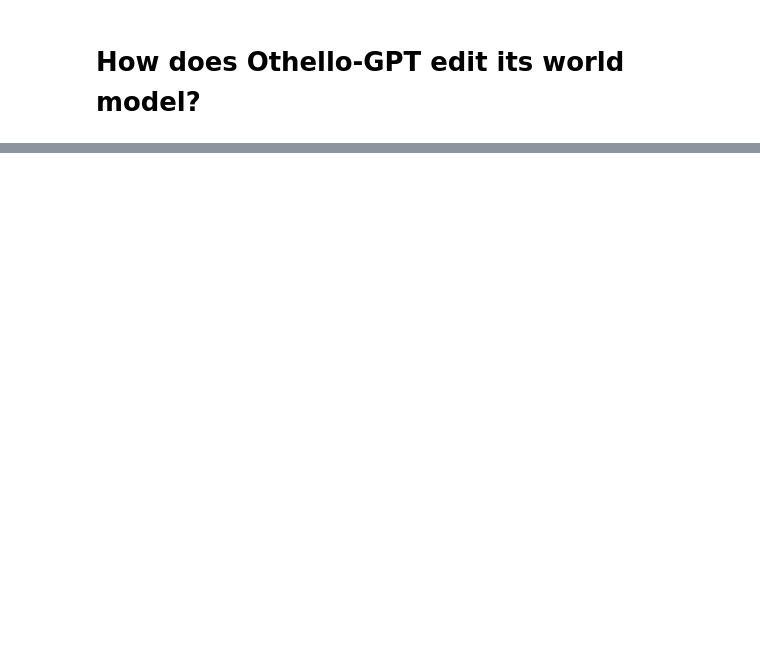
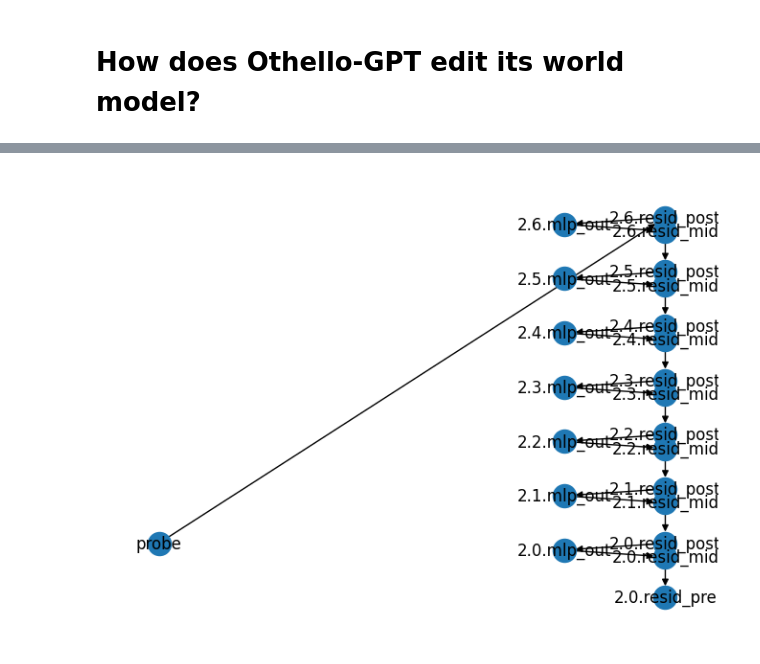
Before and after one commit to Baidicoot/autocircuit, a Jupyter notebook: othello_test.ipynb, the cells around one changed output, grey strips where cells are left out. Cells and saved outputs as stored; diff of their text form; code cells hidden in the pictures; blank space fills up the shorter version.

```diff
--- a/othello_test.ipynb
+++ b/othello_test.ipynb
@@ -124,0 +137,9 @@ NameError: name 'model' is not defined
+# %%
+import autocircuit as ac
+
+def diff_fn(x, y):
+        return F.mse_loss(x, y)
+
+#with torch.no_grad():
+#    out = ac.path_tracing(ac_model, ac_model.graph, "2.7.resid_post", tokens, normal_act, cf_act, diff_fn, 0.01, "sample")
+#    print(out)
@@ -124,0 +153,17 @@ NameError: name 'model' is not defined
+# %%
+import autocircuit.graphed_model as gm
+
+probe_hook = gm.PartialHook(
+    "blocks.6.hook_resid_post",
+    lambda x: einops.einsum(
+        x[:, 2],
+        probe,
+        "batch d_model, modes d_model rows cols options -> modes batch rows cols options"
+    )[2, :, 4, 2, 1],
+    lambda x, y: y,
+)
+
+ac_model_probed = ac_lens.ProbedTransformer(model, model.cfg, 3, probe_hook, "2.6.resid_post")
+# %%
+cf_act = ac_model_probed.run_with_cache(model, cf_tokens)
+normal_act = ac_model_probed.run_with_cache(model, tokens)
@@ -124,0 +188,3 @@ NameError: name 'model' is not defined
+# %%
+with torch.no_grad():
+    out = ac.path_tracing(ac_model_probed, ac_model_probed.graph, "probe", tokens, normal_act, cf_act, diff_fn, 0.005, "sample")
@@ -124,0 +209,5 @@ NameError: name 'model' is not defined
+# %%
+import autocircuit.visualise as vis
+vis.draw_graph(out, ac_model_probed.cfg)
+# %% [output]
+[figure, added]
```
Also changed, not shown: parts of 18 cells of this notebook, 5 other files.
